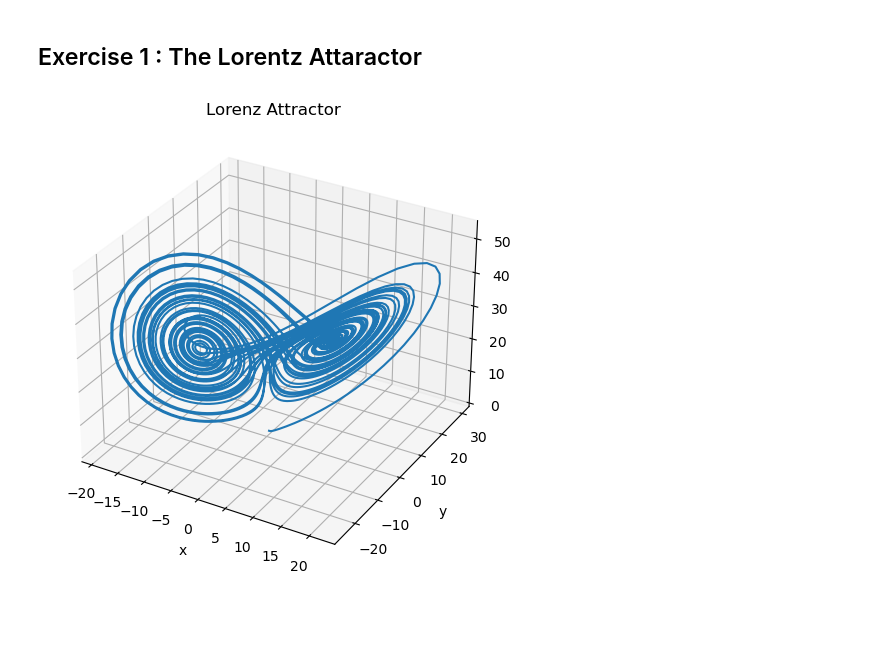
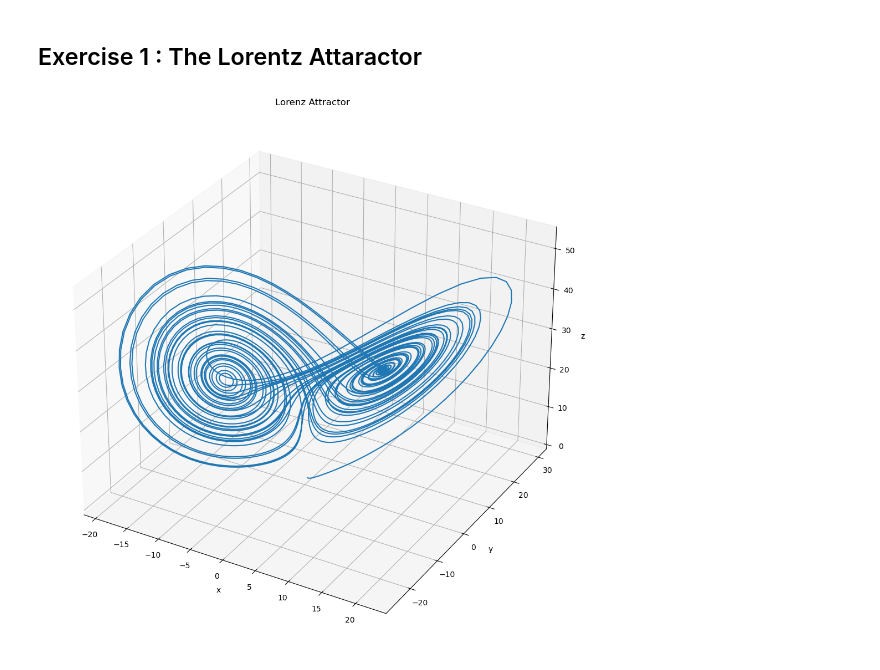
Before and after one commit to SPS-SP2273/learning-portfolio-Jedidiah2, a Jupyter notebook: numerical solutions/numerical_solutions_(good).ipynb, the cells around one changed output. Cells and saved outputs as stored; diff of their text form; code cells hidden in the pictures; blank space fills up the shorter version.

```diff
--- a/numerical solutions/numerical_solutions_(good).ipynb
+++ b/numerical solutions/numerical_solutions_(good).ipynb
@@ -217,31 +330,33 @@ data = []
 while True:
     data.append([t,x,y,z])
 
     x_new = x + dx_dt(x,y,z)*dt
     y_new = y + dy_dt(x,y,z)*dt
     z_new = z + dz_dt(x,y,z)*dt
 
     x = x_new
     y = y_new
     z = z_new
 
     t += dt
 
     if t > t_max:
         break
 
 data = np.array(data)
 data = {
     't': data[:,0],
     'x': data[:,1],
     'y': data[:,2],
     'z': data[:,3]
 }
 
+plt.figure(figsize=[10,10])
 ax = plt.axes(projection='3d', xlabel='x', ylabel=('y'), zlabel=('z'))
+# ax.setxlabel('')                              # also works
 ax.plot3D(data['x'], data['y'], data['z'])
 plt.tight_layout()
 plt.title('Lorenz Attractor')
 plt.show()
 # %% [output]
-[figure, old version]
+[figure, new version]
```
Also changed, not shown: parts of 5 cells of this notebook.
